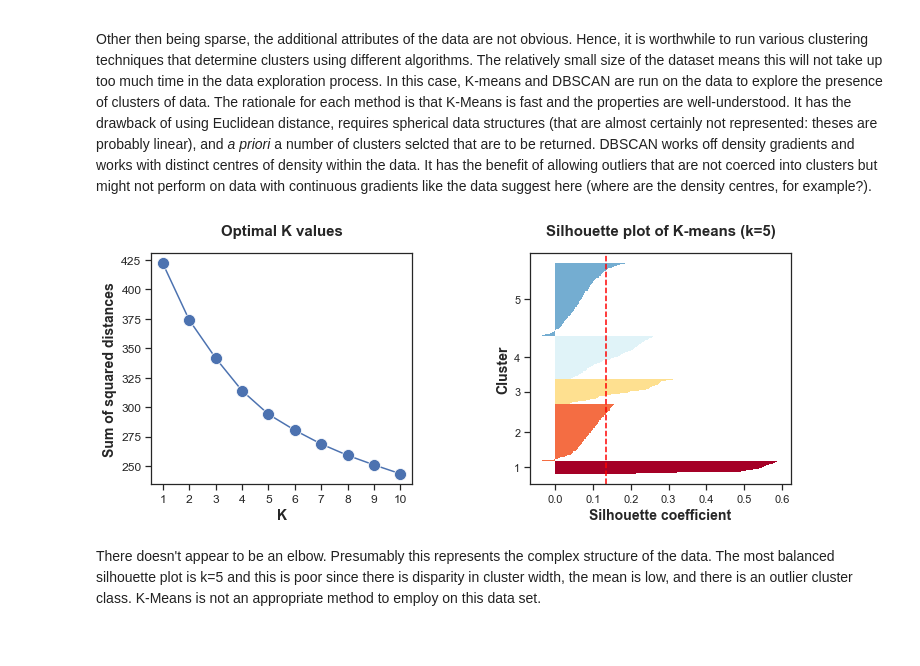
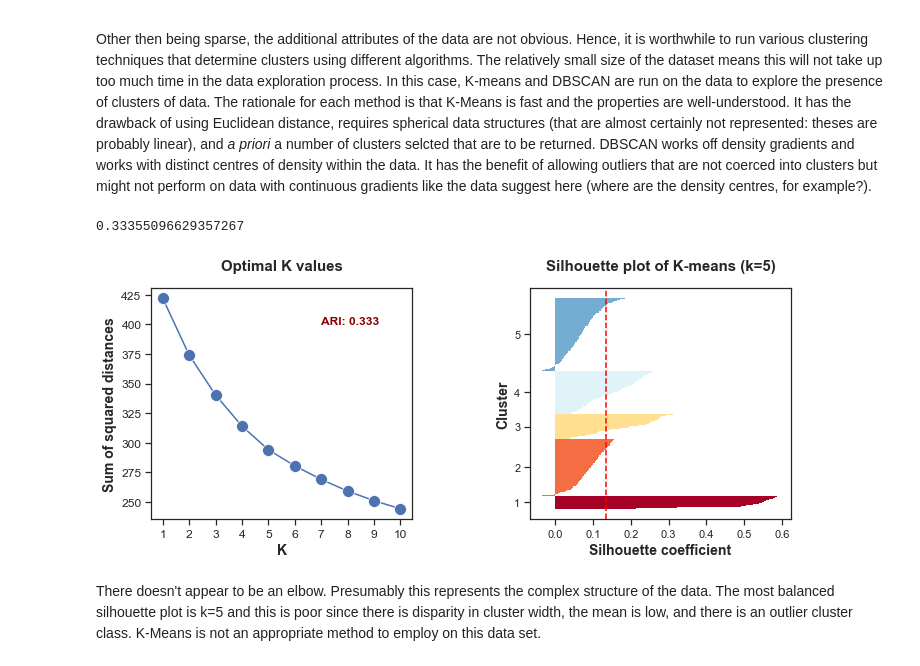
Before and after one commit to b3py0/Capstone-projects, a Jupyter notebook: Volve_final_capstone.ipynb, the cells around one changed output. Saved outputs shown, nothing was run; the diff lists cells and outputs as text; code cells hidden in the pictures.

```diff
--- a/Volve_final_capstone.ipynb
+++ b/Volve_final_capstone.ipynb
@@ -1648,6 +1651,13 @@ y_pred = KMeans(n_clusters=5, random_state=45).fit_predict(data)
 
 ##Insert y_pred as a column in info for plotting. Might be useful useful.
 #info['y_pred_KMeans'] = y_pred
+# %%
+'''
+Evaluate clusters with adjusted rand index (there is a ground truth, 'y')
+'''
+adjusted_rand_score(y,y_pred)
+# %% [output]
+0.33355096629357267
 # %%
 sns.set(style="ticks")
 fig, ax = plt.subplots(figsize=(10,4.5))
@@ -1662,6 +1672,7 @@ ax.set_ylabel('Sum of squared distances', fontsize=14, weight='bold')
 ax.set_xlabel('K', fontsize=14, weight='bold')
 ax.tick_params(labelsize=12)
 ax.xaxis.set_major_locator(ticker.MultipleLocator(1))
+plt.text(7,400, "ARI: 0.333", fontsize = 12, color='darkred',weight='bold')
 
 '''
 How sub-optimal is the clustering? Check with a silhouette plot.
@@ -1676,34 +1687,34 @@ plt.subplot(122)
 y_ax_lower, y_ax_upper = 0, 0
 yticks = []
 for i, c in enumerate(cluster_labels):
     c_silhouette_vals = silhouette_vals[y_pred==c]
     c_silhouette_vals.sort()
     y_ax_upper += len(c_silhouette_vals)
     palette = cm.RdYlBu(float(i)/n_clusters)
     plt.barh(range(y_ax_lower, y_ax_upper),
             c_silhouette_vals,
             height=1.0,
             edgecolor='none',
             color=palette)
     yticks.append((y_ax_lower + y_ax_upper)/2.)
     y_ax_lower += len(c_silhouette_vals)
 
 silhouette_avg = np.mean(silhouette_vals)
 plt.axvline(silhouette_avg,
            color='red',
            linestyle='--')
 plt.yticks(yticks, cluster_labels +1)
 plt.ylabel('Cluster', fontsize=14, weight='bold')
 plt.xlabel('Silhouette coefficient', fontsize=14, weight='bold')
 plt.title('Silhouette plot of K-means (k=5)', fontsize=15, weight='bold', y=1.05)
 
 plt.tight_layout()
 plt.subplots_adjust(wspace=0.45)
 
 plt.show()
 # plt.savefig('K-elbow_silhouette.png',dpi=400,bbox_inches='tight')
 # %% [output]
-[figure, old version]
+[figure, new version]
 # %% [markdown]
 There doesn't appear to be an elbow. Presumably this represents the complex structure of the data. The most balanced silhouette plot is k=5 and this is poor since there is disparity in cluster width, the mean is low, and there is an outlier cluster class. K-Means is not an appropriate method to employ on this data set.
 # %%
```
Also changed, not shown: parts of 6 cells of this notebook.
